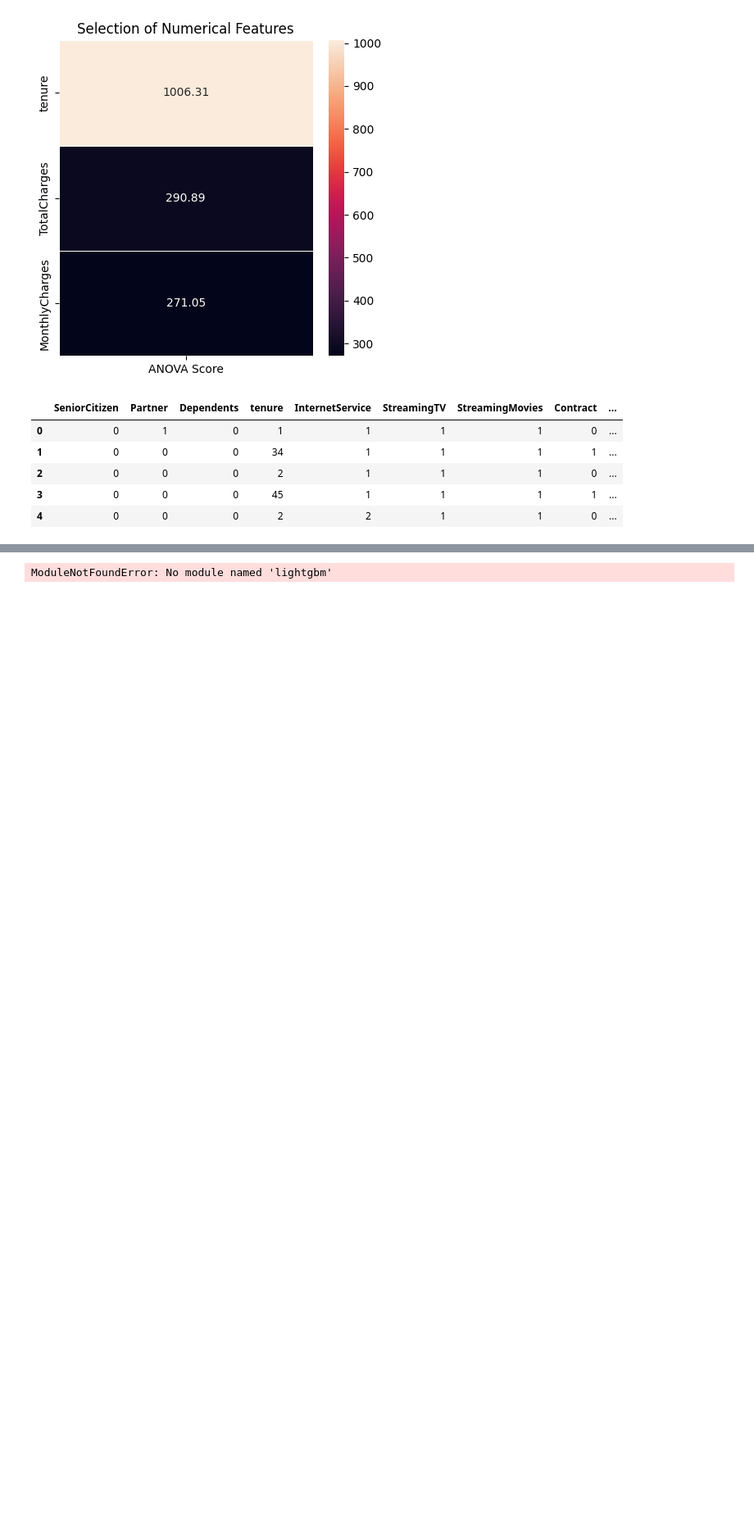
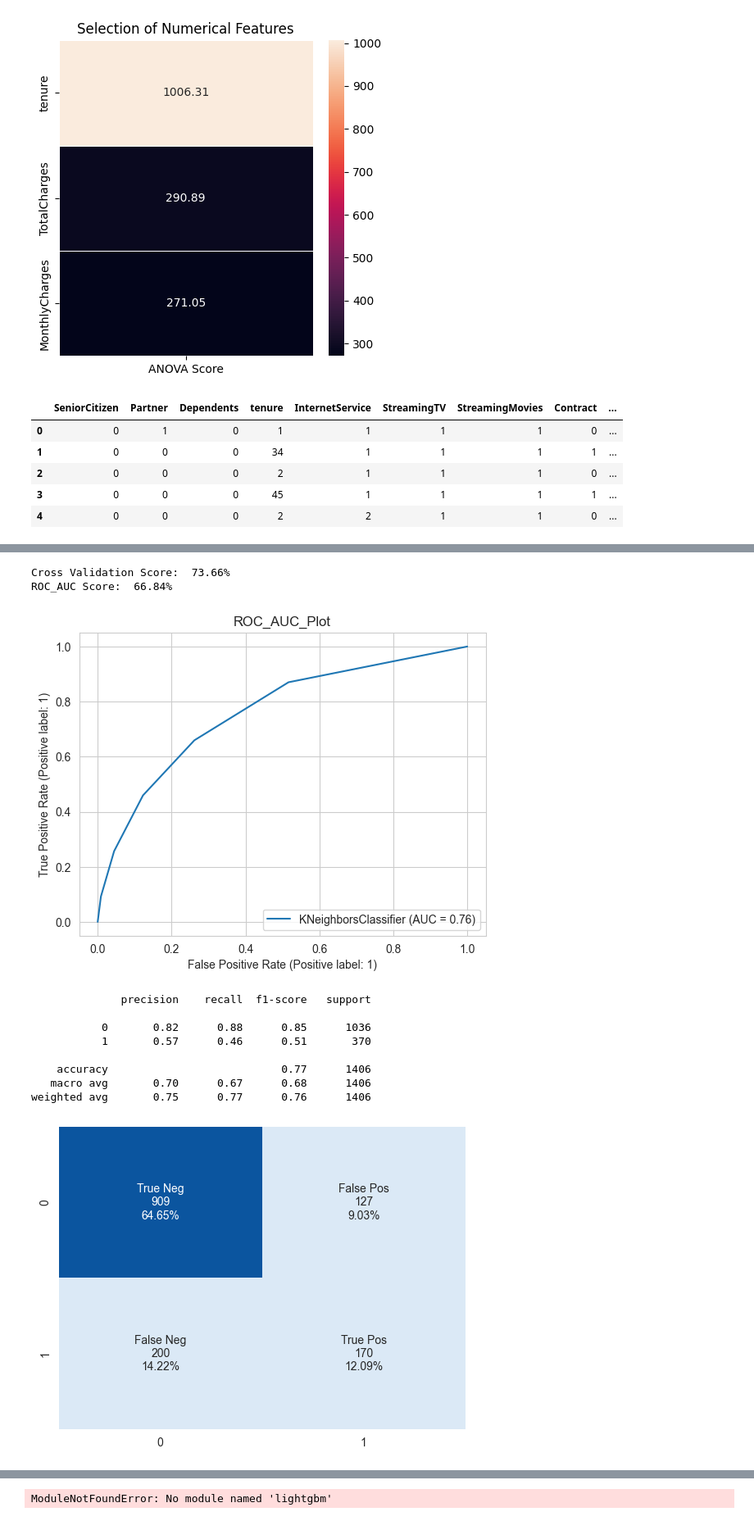
Before and after one commit to VenkataPrasad97/Task, a Jupyter notebook: de_task_8.ipynb, the cells around one changed output, grey strips where cells are left out. Shown at 82% size. Cells and saved outputs as stored; diff of their text form; code cells hidden in the pictures; blank space fills up the shorter version.

```diff
--- a/de_task_8.ipynb
+++ b/de_task_8.ipynb
@@ -363,0 +396,18 @@ weighted avg       0.81      0.82      0.81      1406
+# %%
+from sklearn.neighbors import KNeighborsClassifier
+classifier_knn = KNeighborsClassifier(n_neighbors=5)
+model(classifier_knn, x_train, y_train, x_test, y_test)
+model_evaluation(classifier_knn, x_test, y_test)
+# %% [output]
+Cross Validation Score:  73.66%
+ROC_AUC Score:  66.84%
+[figure, added]
+              precision    recall  f1-score   support
+
+           0       0.82      0.88      0.85      1036
+           1       0.57      0.46      0.51       370
+
+    accuracy                           0.77      1406
+   macro avg       0.70      0.67      0.68      1406
+weighted avg       0.75      0.77      0.76      1406
+[figure, added]
```
Also changed, not shown: parts of 8 cells of this notebook.
